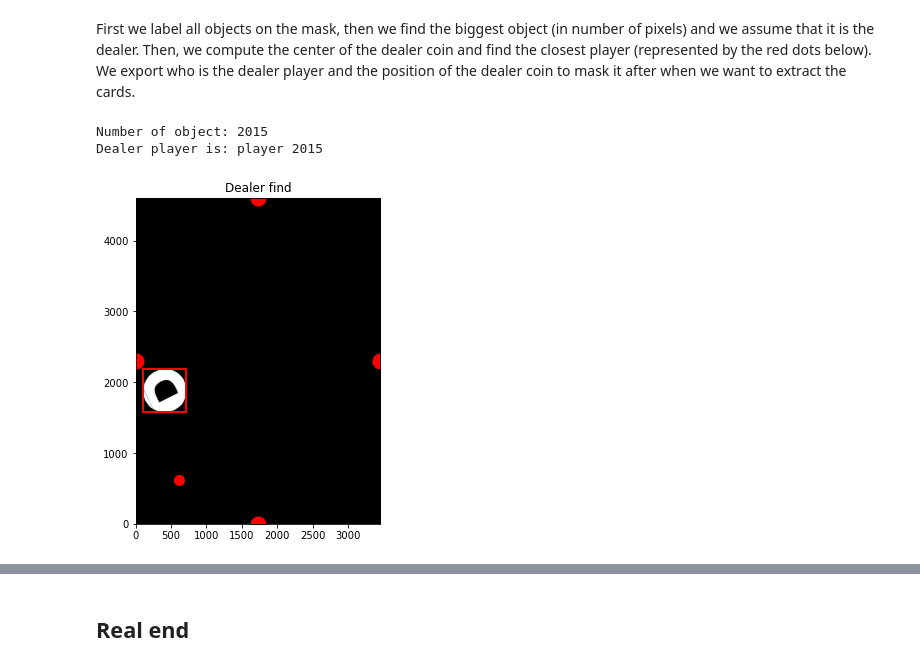
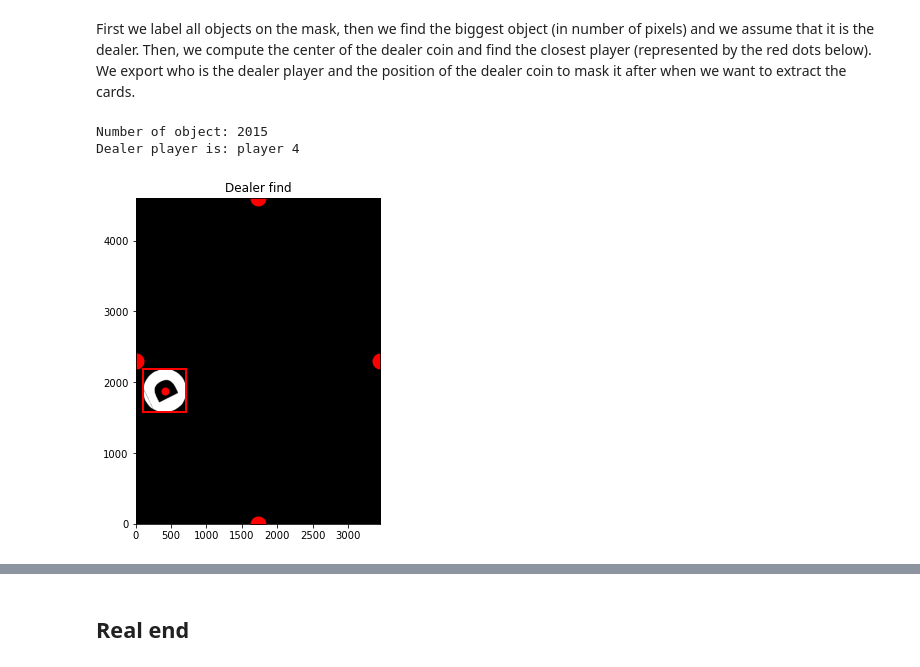
Before and after one commit to aalshabaan/iapr, a Jupyter notebook: project/project.ipynb, the cells around one changed output, grey strips where cells are left out. Saved outputs shown, nothing was run; the diff lists cells and outputs as text; code cells hidden in the pictures.

```diff
--- a/project/project.ipynb
+++ b/project/project.ipynb
@@ -457,22 +441,30 @@ plt.show()
 threshold = 40
 dealer_mask = (im_filtered > threshold)
 
+
+plt.hist(im_filtered.flatten(), bins=256)
+plt.axvline(threshold, c='r', label='threshold')
+plt.title('Histogram of the "augmented" green channel (flattened)')
+plt.legend()
+plt.xlim((-100,200))
+plt.show()
+
 fig, ax = plt.subplots(1, 1, figsize=(6, 6))
 ax.imshow(dealer_mask, cmap="gray")
 plt.title('Generated mask to find the dealer')
 plt.show()
 
-# dilation mask
+# exclusion mask
 EXCLUDE_MARGIN_TOP = 100
 EXCLUDE_MARGIN_BOTTOM = 100
 im_height, im_width = im.shape[:2]
-dilation_mask = np.ones((im_height, im_width))
+exclusion_mask = np.ones((im_height, im_width))
 y_excl_bot = im_height - EXCLUDE_MARGIN_BOTTOM
 y_excl_top = EXCLUDE_MARGIN_TOP
-dilation_mask[y_excl_bot:, :] = 0
-dilation_mask[:y_excl_top, :] = 0
+exclusion_mask[y_excl_bot:, :] = 0
+exclusion_mask[:y_excl_top, :] = 0
 
-dealer_mask = dealer_mask * dilation_mask
+dealer_mask = dealer_mask * exclusion_mask
 
 fig, ax = plt.subplots(1, 1, figsize=(6, 6))
 ax.imshow(dealer_mask, cmap="gray")
@@ -526,37 +519,40 @@ print("Number of object:", num_items)
 size_items = np.unique(im_label_mask, return_counts=True)
 
 # remove background
 size_items = np.delete(size_items, 0, axis=1)
 
+# compute dealer index (biggest area of pixels)
 dealer_index = size_items[0][np.argmax(size_items[1])]
 
+# compute rectangle around dealer shape
 rect = extract_rectangle(im_label_mask, dealer_index)
 d_rect, plt_rect = rect
-c_x = d_rect[1] - d_rect[3]
-c_y = d_rect[2] - d_rect[0]
+
+# compute dealer shape's center
+c_x = plt_rect[0][0] + plt_rect[1] // 2
+c_y = plt_rect[0][1] + plt_rect[2] // 2
 
 # define player positons on the center of each border
 im_height, im_width = dealer_mask.shape
-
 p_pos = [(im_width // 2, im_height),  # 1
          (im_width, im_height // 2),  # 2
          (im_width // 2, 0),  # 3
          (0, im_height // 2)]  # 4
 
 dealer_num = np.argmin([dist_eucl((c_x, c_y), p) for p in p_pos]) + 1
-print("Dealer player is: player", num_items)
+print("Dealer player is: player", dealer_num)
 
 fig, ax = plt.subplots(1, 1, figsize=(6, 6))
 ax.imshow((im_label_mask == dealer_index), cmap="gray")
 plt.title('Dealer find')
-plt.scatter(c_x, c_y, color = "red", linewidths=5)
+plt.scatter(c_x, c_y, color = "red", linewidths=2)
 for i in range(4):
     plt.scatter(p_pos[i][0], p_pos[i][1], color = "red", linewidths=10)
 plt.fill((d_rect[3],d_rect[1],d_rect[1],d_rect[3]),(d_rect[0],d_rect[0],d_rect[2],d_rect[2]), facecolor='none', edgecolor='red', linewidth=2)
 plt.xlim((0,im_width))
 plt.ylim((0,im_height))
 plt.show()
 # %% [output]
 Number of object: 2015
-Dealer player is: player 2015
+Dealer player is: player 4
-[figure, old version]
+[figure, new version]
```
Also changed, not shown: parts of 14 cells of this notebook.
